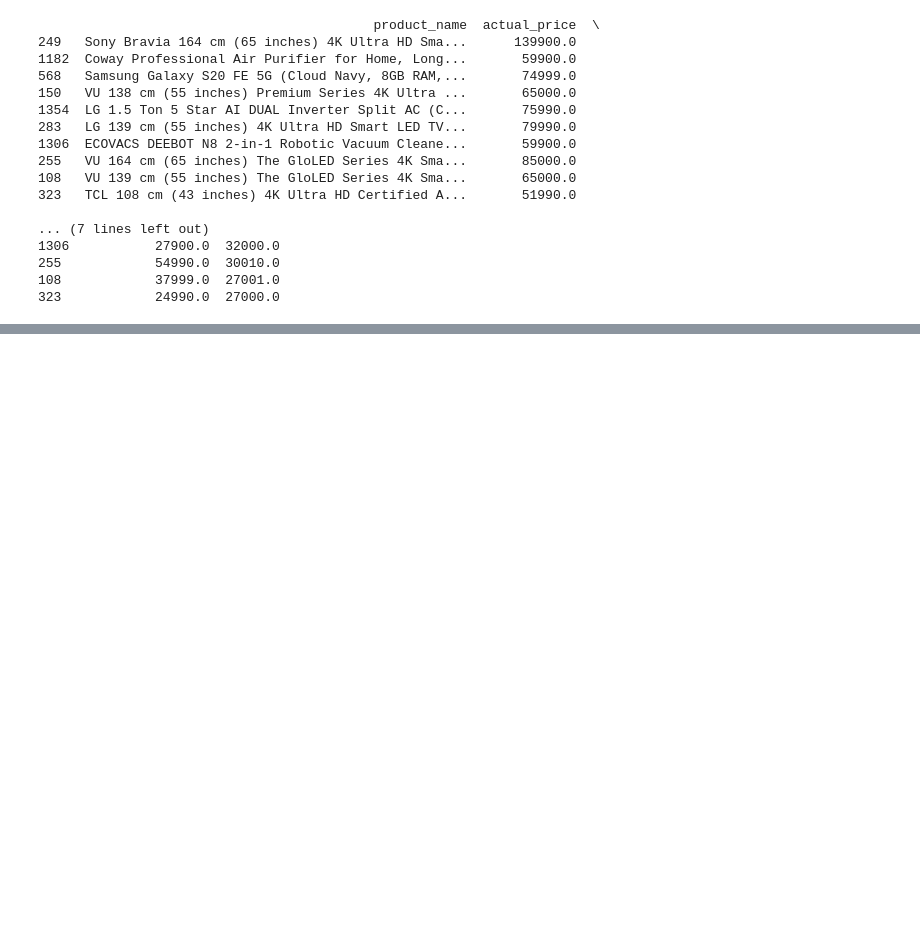
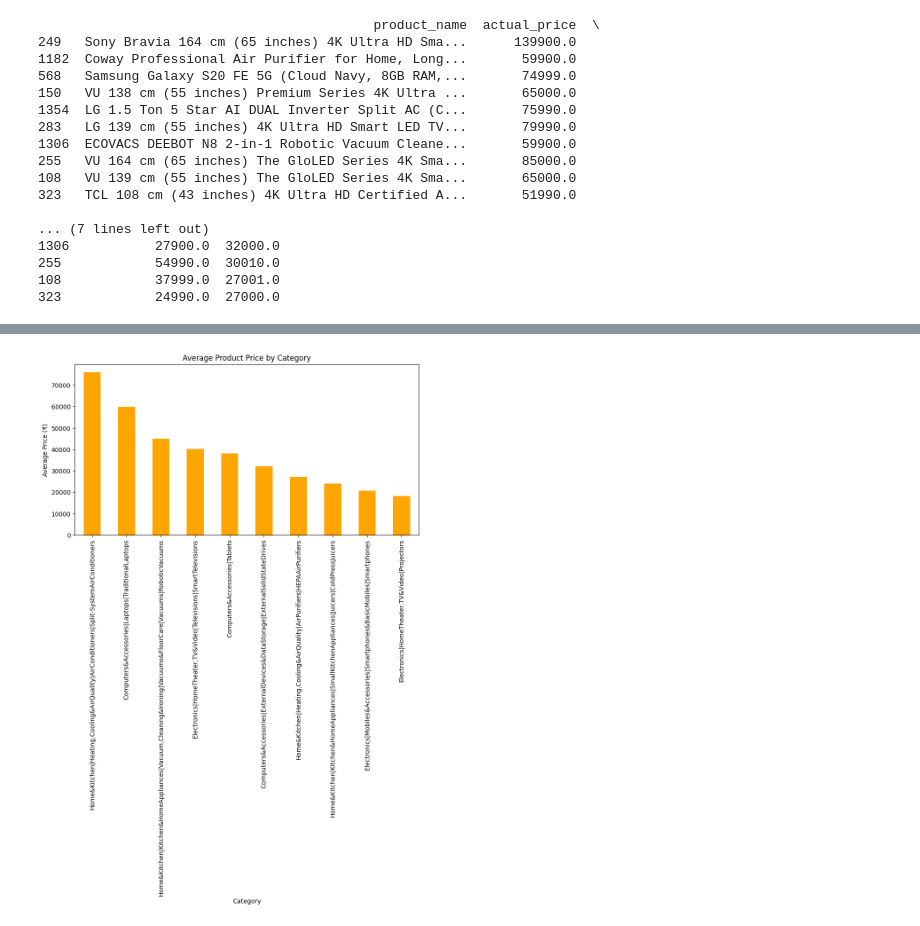
Before and after one commit to devarshi002/Amazon_sales_data_analytics, a Jupyter notebook: amazon.ipynb, the cells around one changed output, grey strips where cells are left out. Drawn from its saved outputs; the diff is of its cells as text; code cells hidden in the pictures; blank space fills up the shorter version.

```diff
--- a/amazon.ipynb
+++ b/amazon.ipynb
@@ -212,0 +215,12 @@ plt.show()
+# %%
+#Average Price of Products Per Category
+
+category_price = df.groupby("category")["actual_price"].mean().sort_values(ascending=False)
+plt.figure(figsize=(10,5))
+category_price.head(10).plot(kind="bar", color="orange")
+plt.xlabel("Category")
+plt.ylabel("Average Price (₹)")
+plt.title("Average Product Price by Category")
+plt.show()
+# %% [output]
+[figure, added]
```
Also changed, not shown: parts of 1 cell of this notebook.
